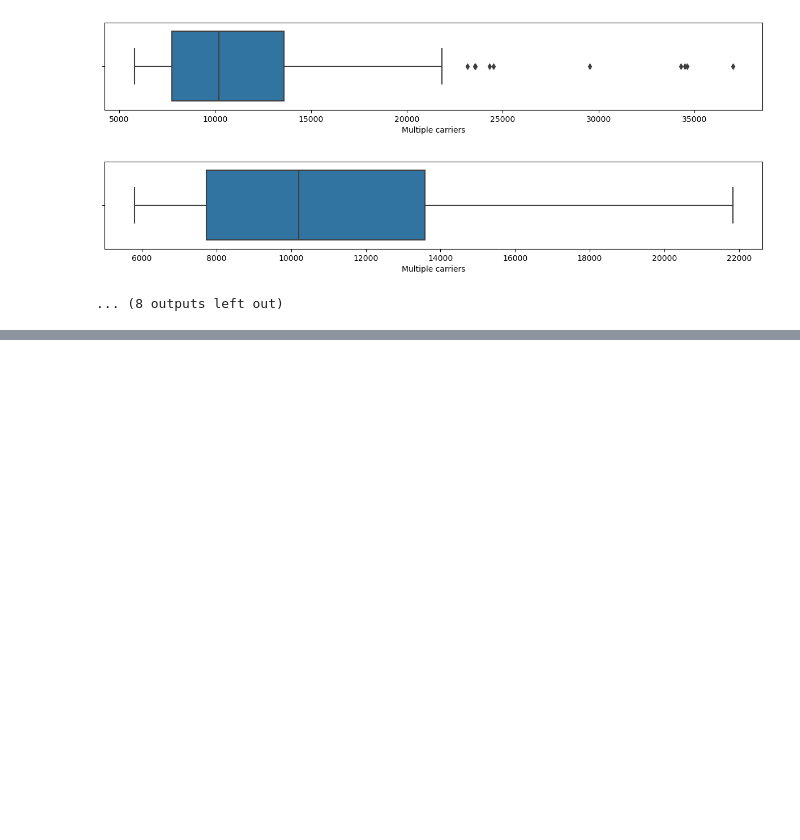
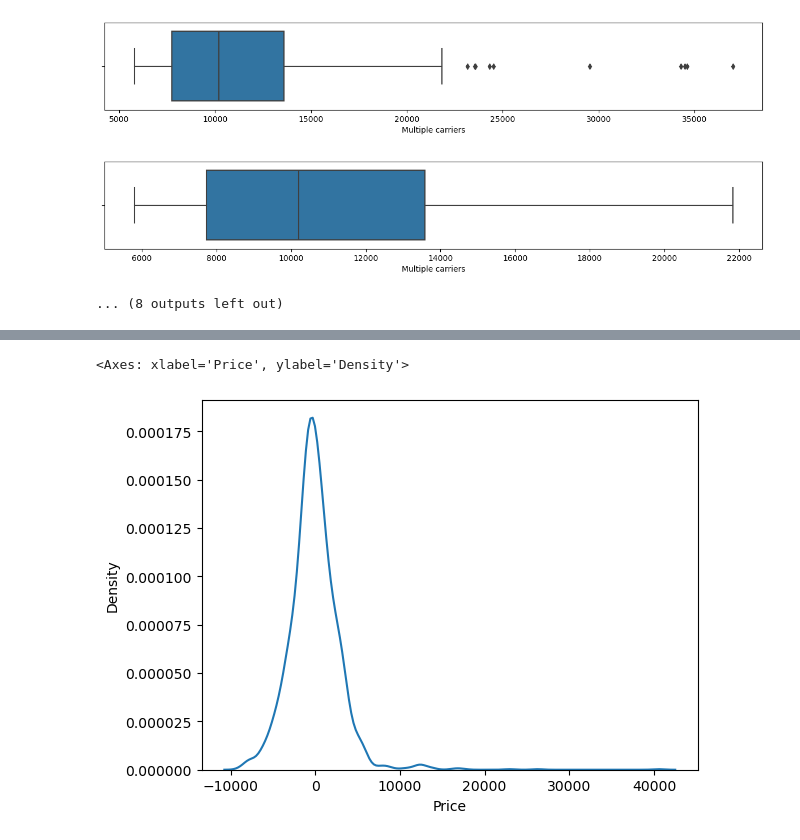
Before and after one commit to SHIVRAJSHINDE/XL, a Jupyter notebook: XL_ML/02 Projects/edaAndPreprocessing3.ipynb, the cells around one changed output, grey strips where cells are left out. Saved outputs shown, nothing was run; the diff lists cells and outputs as text; code cells hidden in the pictures; blank space fills up the shorter version.

```diff
--- a/XL_ML/02 Projects/edaAndPreprocessing3.ipynb
+++ b/XL_ML/02 Projects/edaAndPreprocessing3.ipynb
@@ -1137,0 +1318,3 @@ plt.ylabel("Test Predicted Data")
+# %%
+error = (y_test-y_Test_pred)
+error
@@ -1137,0 +1334,6 @@ plt.ylabel("Test Predicted Data")
+# %%
+# Normally distribution of Errors:
+sns.kdeplot(error)
+# %% [output]
+<Axes: xlabel='Price', ylabel='Density'>
+[figure, added]
```
Also changed, not shown: parts of 42 cells of this notebook, 1 other file.
